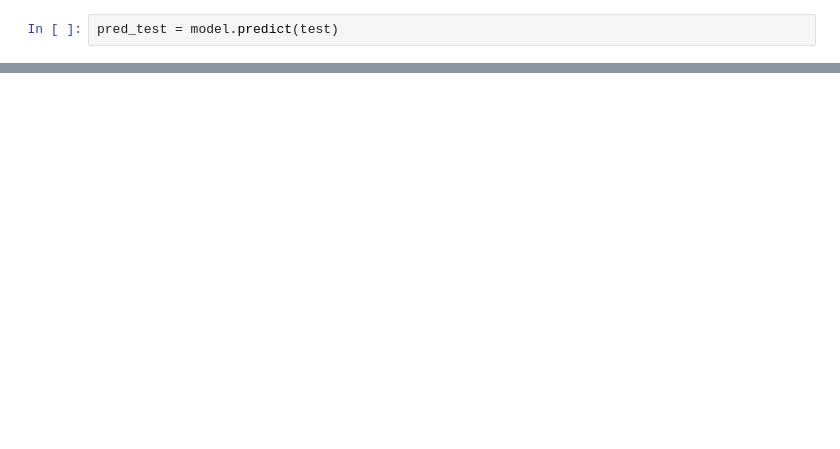
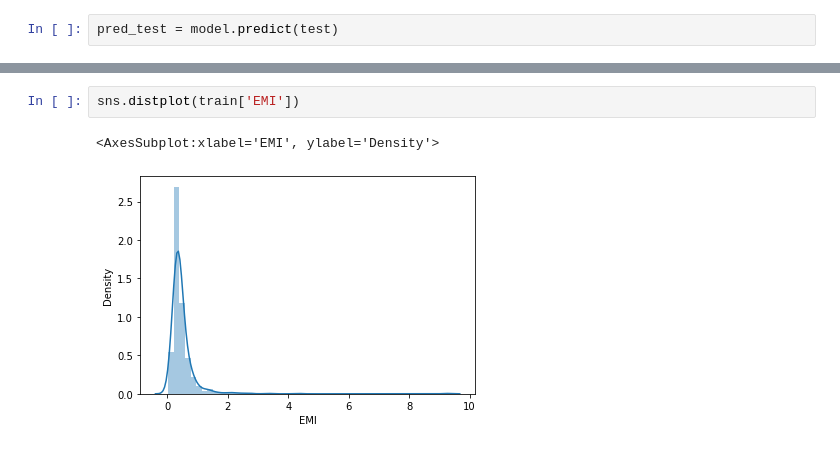
Before and after one commit to GeorgeGithiri5/DS, a Jupyter notebook: Loan_Prediction/Notebook.ipynb, the cells around one changed output, grey strips where cells are left out. Saved outputs shown, nothing was run; the diff lists cells and outputs as text; blank space fills up the shorter version.

```diff
--- a/Loan_Prediction/Notebook.ipynb
+++ b/Loan_Prediction/Notebook.ipynb
@@ -342,0 +432,5 @@ pred_test = model.predict(test)
+# %%
+sns.distplot(train['EMI'])
+# %% [output]
+<AxesSubplot:xlabel='EMI', ylabel='Density'>
+[figure, added]
```
Also changed, not shown: parts of 20 cells of this notebook, 3 other files.
